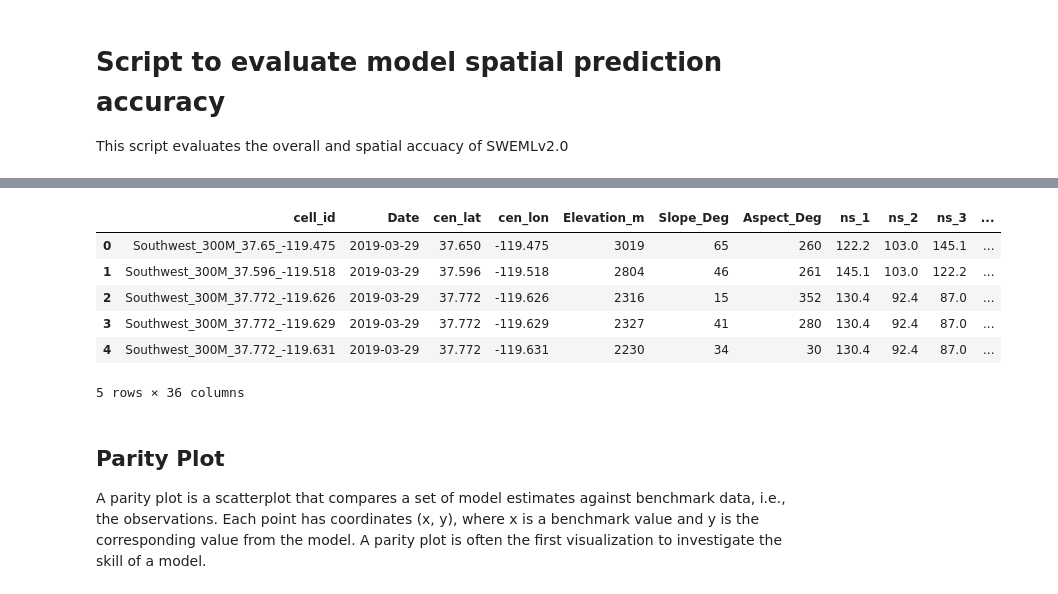
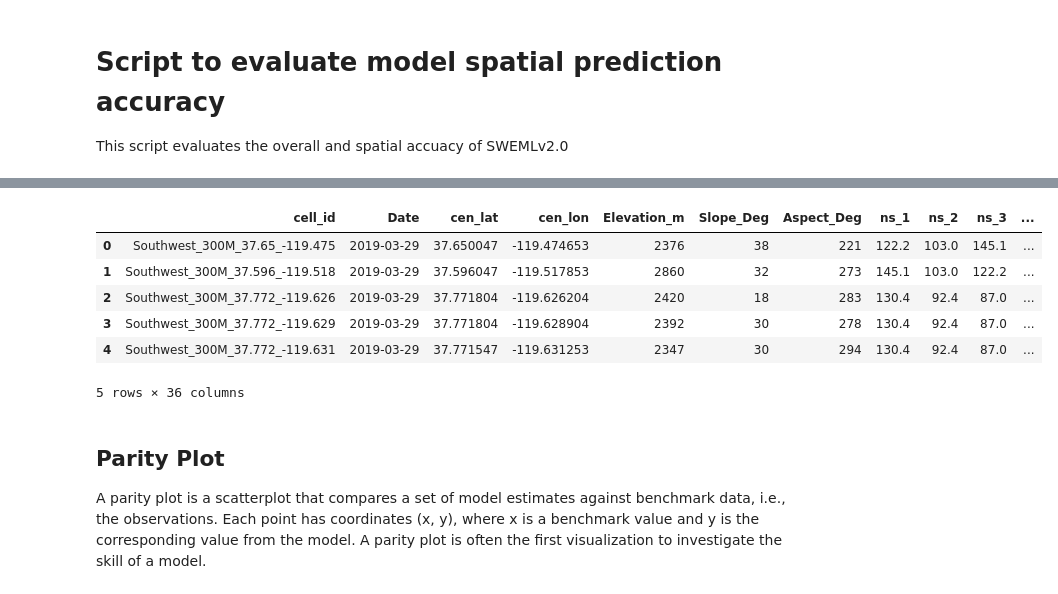
Before and after one commit to whitelightning450/SWEMLv2.0, a Jupyter notebook: Evaluation/SpatialEvaluation.ipynb, the cells around one changed output, grey strips where cells are left out. Drawn from its saved outputs; the diff is of its cells as text; code cells hidden in the pictures.

```diff
--- a/Evaluation/SpatialEvaluation.ipynb
+++ b/Evaluation/SpatialEvaluation.ipynb
@@ -18,26 +14,26 @@ HOME = os.path.expanduser('~')
 # %%
 #Model run
 output_res = '300M_Resolution'
 DataFrame = 'Sturm_Seasonality_PrecipVIIRSGeoObsDFs'
 fSCA_thresh = '20_fSCA_Thresh'
 
 #Prediction path
 Ppath = f"{HOME}/SWEMLv2.0/Predictions/{DataFrame}/{output_res}/{fSCA_thresh}"
 
 #Load data
-EvalDF = pd.read_parquet(f"{Ppath}/HoldOut_03-29-2019.parquet")
+EvalDF = pd.read_parquet(f"{Ppath}/All_Feats_HoldOut_03-29-2019.parquet")
 
 #Change obs/pred column names if necessary
 EvalDF.rename(columns={'ASO_swe_cm':'y_test','XGBoost_swe_cm':'y_pred'}, inplace=True)
 
 EvalDF.head(5)
 # %% [output]
 |  | cell_id | Date | cen_lat | cen_lon | Elevation_m | Slope_Deg | Aspect_Deg | ns_1 | ns_2 | ns_3 | ... |
-| 0 | Southwest_300M_37.65_-119.475 | 2019-03-29 | 37.650 | -119.475 | 3019 | 65 | 260 | 122.2 | 103.0 | 145.1 | ... |
-| 1 | Southwest_300M_37.596_-119.518 | 2019-03-29 | 37.596 | -119.518 | 2804 | 46 | 261 | 145.1 | 103.0 | 122.2 | ... |
-| 2 | Southwest_300M_37.772_-119.626 | 2019-03-29 | 37.772 | -119.626 | 2316 | 15 | 352 | 130.4 | 92.4 | 87.0 | ... |
-| 3 | Southwest_300M_37.772_-119.629 | 2019-03-29 | 37.772 | -119.629 | 2327 | 41 | 280 | 130.4 | 92.4 | 87.0 | ... |
-| 4 | Southwest_300M_37.772_-119.631 | 2019-03-29 | 37.772 | -119.631 | 2230 | 34 | 30 | 130.4 | 92.4 | 87.0 | ... |
+| 0 | Southwest_300M_37.65_-119.475 | 2019-03-29 | 37.650047 | -119.474653 | 2376 | 38 | 221 | 122.2 | 103.0 | 145.1 | ... |
+| 1 | Southwest_300M_37.596_-119.518 | 2019-03-29 | 37.596047 | -119.517853 | 2860 | 32 | 273 | 145.1 | 103.0 | 122.2 | ... |
+| 2 | Southwest_300M_37.772_-119.626 | 2019-03-29 | 37.771804 | -119.626204 | 2420 | 18 | 283 | 130.4 | 92.4 | 87.0 | ... |
+| 3 | Southwest_300M_37.772_-119.629 | 2019-03-29 | 37.771804 | -119.628904 | 2392 | 30 | 278 | 130.4 | 92.4 | 87.0 | ... |
+| 4 | Southwest_300M_37.772_-119.631 | 2019-03-29 | 37.771547 | -119.631253 | 2347 | 30 | 294 | 130.4 | 92.4 | 87.0 | ... |
 5 rows × 36 columns
 # %% [markdown]
 ## Parity Plot
```
Also changed, not shown: parts of 7 cells of this notebook, 10 other files.
